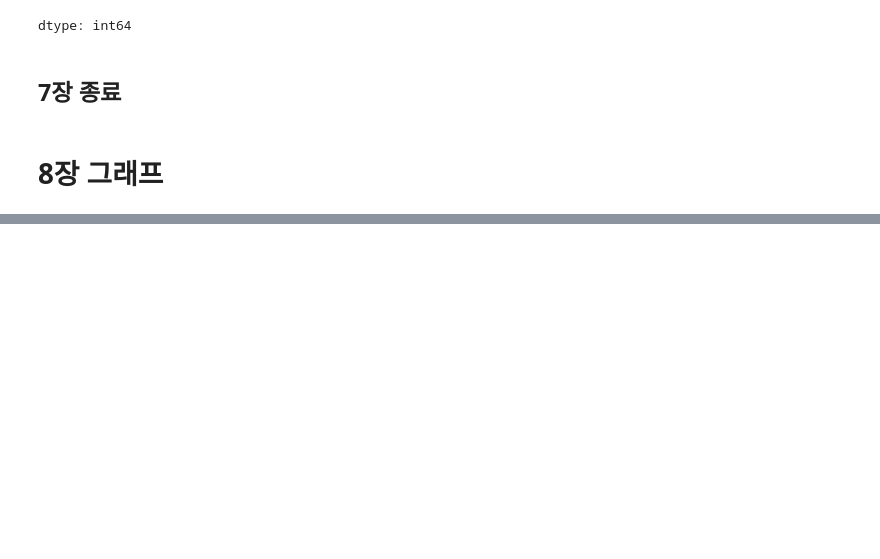
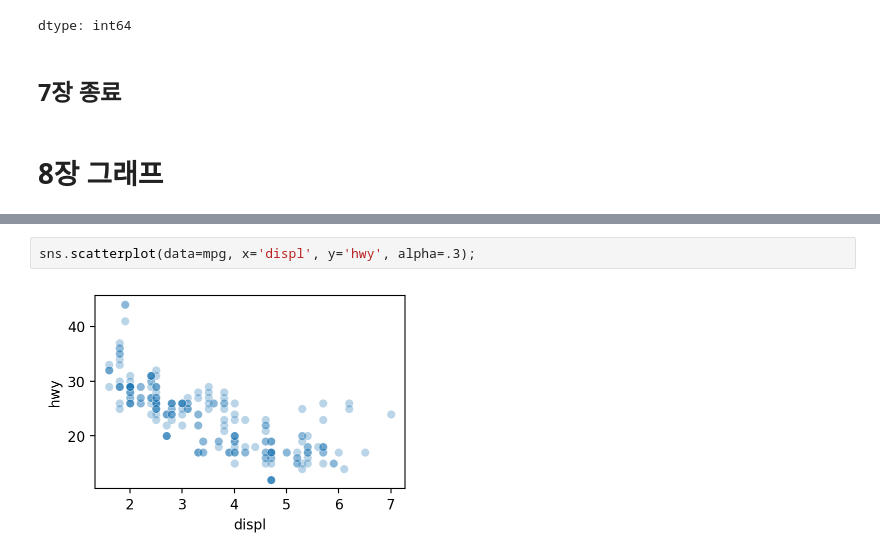
Before and after one commit to Jinseok2419342/2025-1-myclass-BDA, a Jupyter notebook: inclass/09w_A_mon_0512_easy_ch07.ipynb, the cells around one changed output, grey strips where cells are left out. Cells and saved outputs as stored; diff of their text form; blank space fills up the shorter version.

```diff
--- a/inclass/09w_A_mon_0512_easy_ch07.ipynb
+++ b/inclass/09w_A_mon_0512_easy_ch07.ipynb
@@ -850,0 +902,4 @@ dtype: int64
+# %%
+sns.scatterplot(data=mpg, x='displ', y='hwy', alpha=.3);
+# %% [output]
+[figure, added]
```
Also changed, not shown: parts of 25 cells of this notebook.
